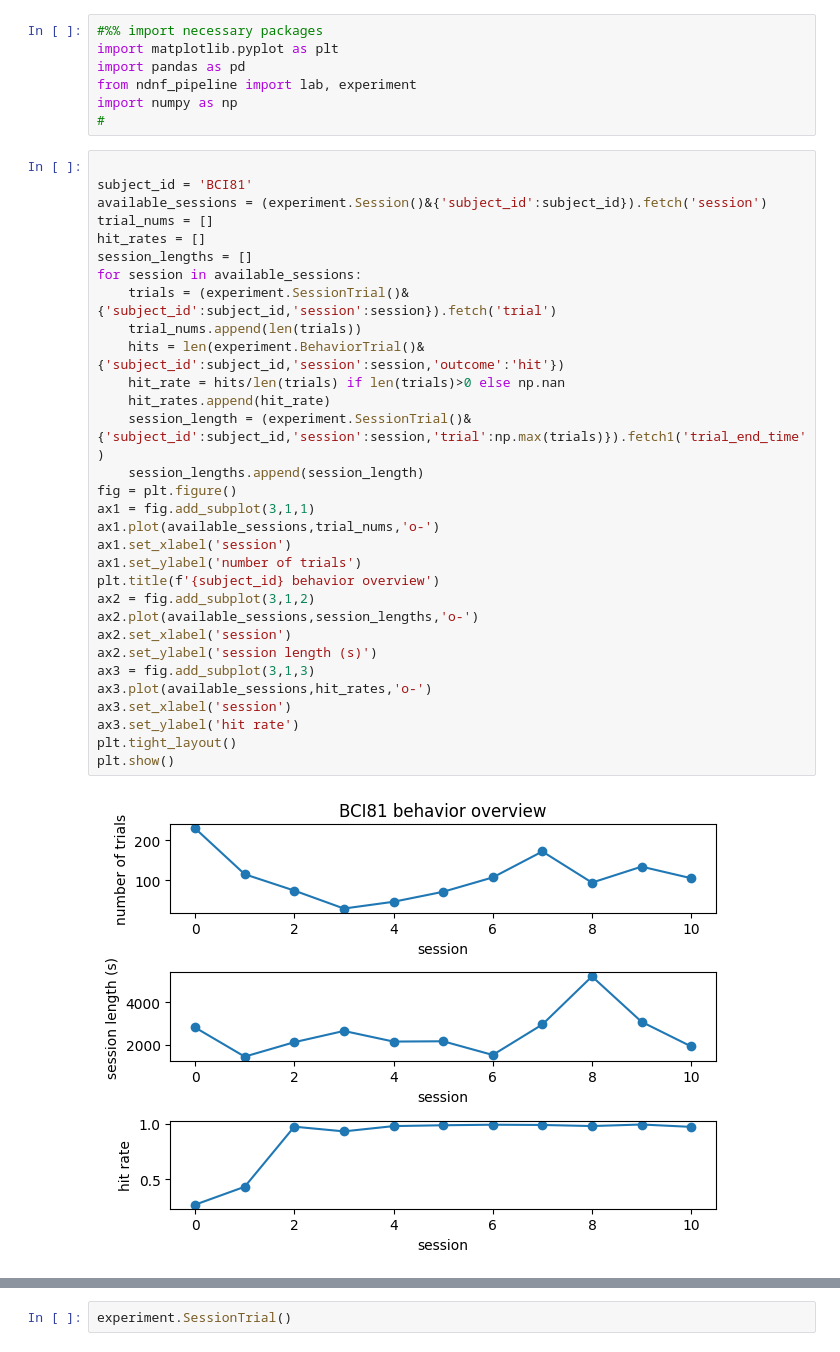
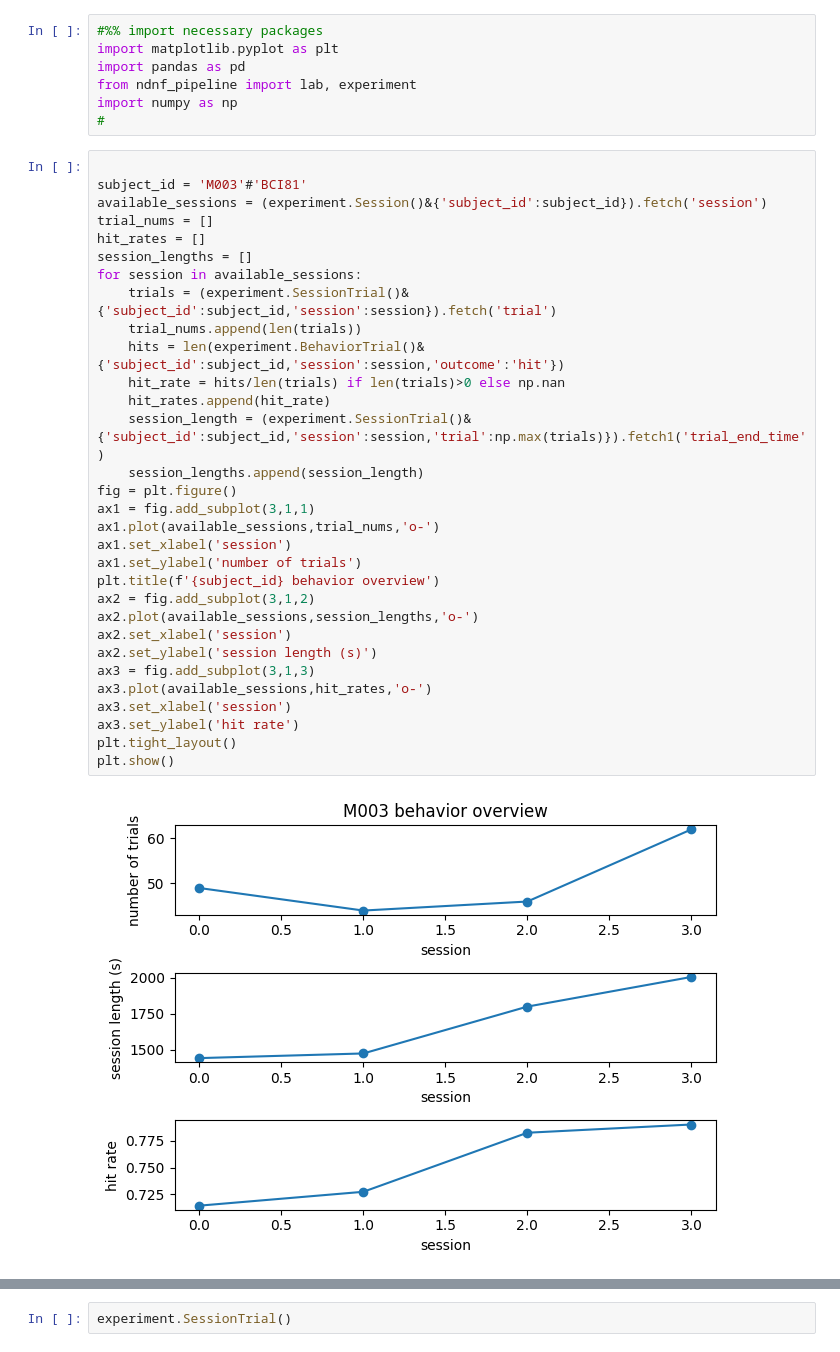
Before and after one commit to rozmar/NDNF-pipeline, a Jupyter notebook: Notebooks/behavior.ipynb, the cells around one changed output, grey strips where cells are left out. Drawn from its saved outputs; the diff is of its cells as text.

```diff
--- a/Notebooks/behavior.ipynb
+++ b/Notebooks/behavior.ipynb
@@ -19,37 +19,37 @@ import numpy as np
 #
 # %%
 
-subject_id = 'BCI81'
+subject_id = 'M003'#'BCI81'
 available_sessions = (experiment.Session()&{'subject_id':subject_id}).fetch('session')
 trial_nums = []
 hit_rates = []
 session_lengths = []
 for session in available_sessions:
     trials = (experiment.SessionTrial()&{'subject_id':subject_id,'session':session}).fetch('trial')
     trial_nums.append(len(trials))
     hits = len(experiment.BehaviorTrial()&{'subject_id':subject_id,'session':session,'outcome':'hit'})
     hit_rate = hits/len(trials) if len(trials)>0 else np.nan
     hit_rates.append(hit_rate)
     session_length = (experiment.SessionTrial()&{'subject_id':subject_id,'session':session,'trial':np.max(trials)}).fetch1('trial_end_time')
     session_lengths.append(session_length)
 fig = plt.figure()
 ax1 = fig.add_subplot(3,1,1)
 ax1.plot(available_sessions,trial_nums,'o-')
 ax1.set_xlabel('session')
 ax1.set_ylabel('number of trials')
 plt.title(f'{subject_id} behavior overview')
 ax2 = fig.add_subplot(3,1,2)
 ax2.plot(available_sessions,session_lengths,'o-')
 ax2.set_xlabel('session')
 ax2.set_ylabel('session length (s)')
 ax3 = fig.add_subplot(3,1,3)
 ax3.plot(available_sessions,hit_rates,'o-')
 ax3.set_xlabel('session')
 ax3.set_ylabel('hit rate')
 plt.tight_layout()
 plt.show()
 # %% [output]
-[figure, old version]
+[figure, new version]
 # %%
 # visualize targets, and how forces change over sessions and trials
 import matplotlib.pyplot as plt
```
Also changed, not shown: parts of 3 cells of this notebook.
